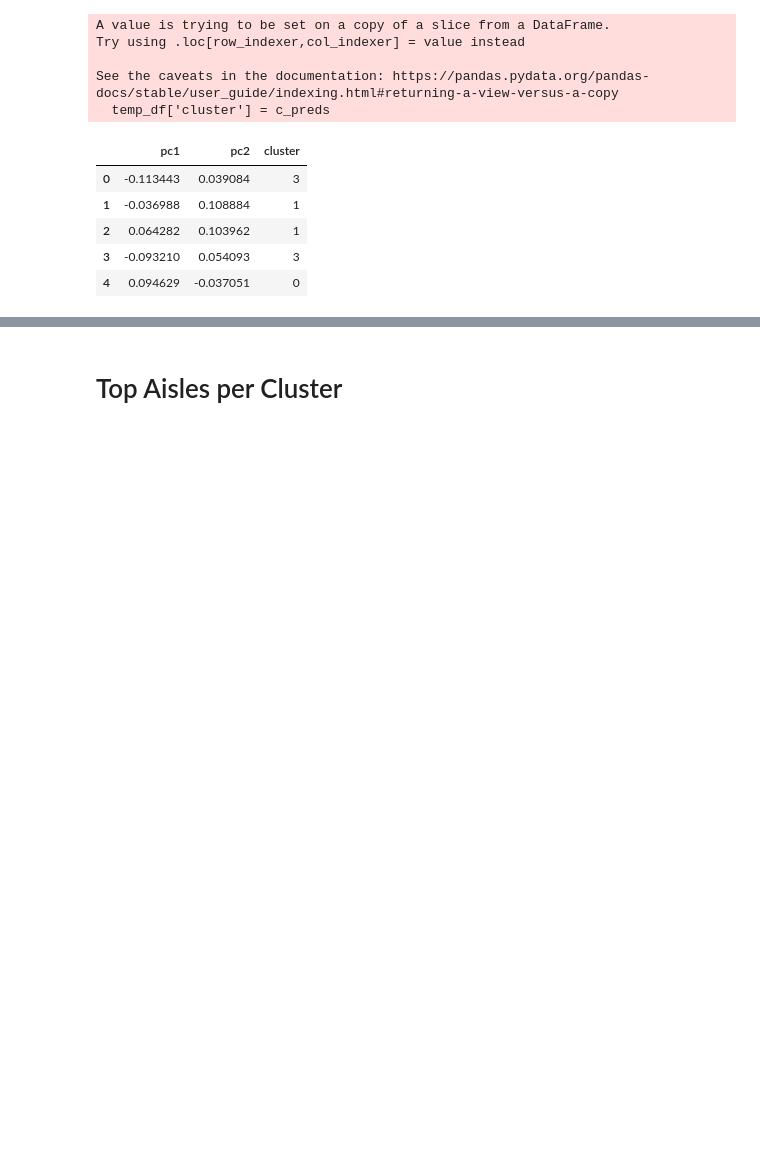
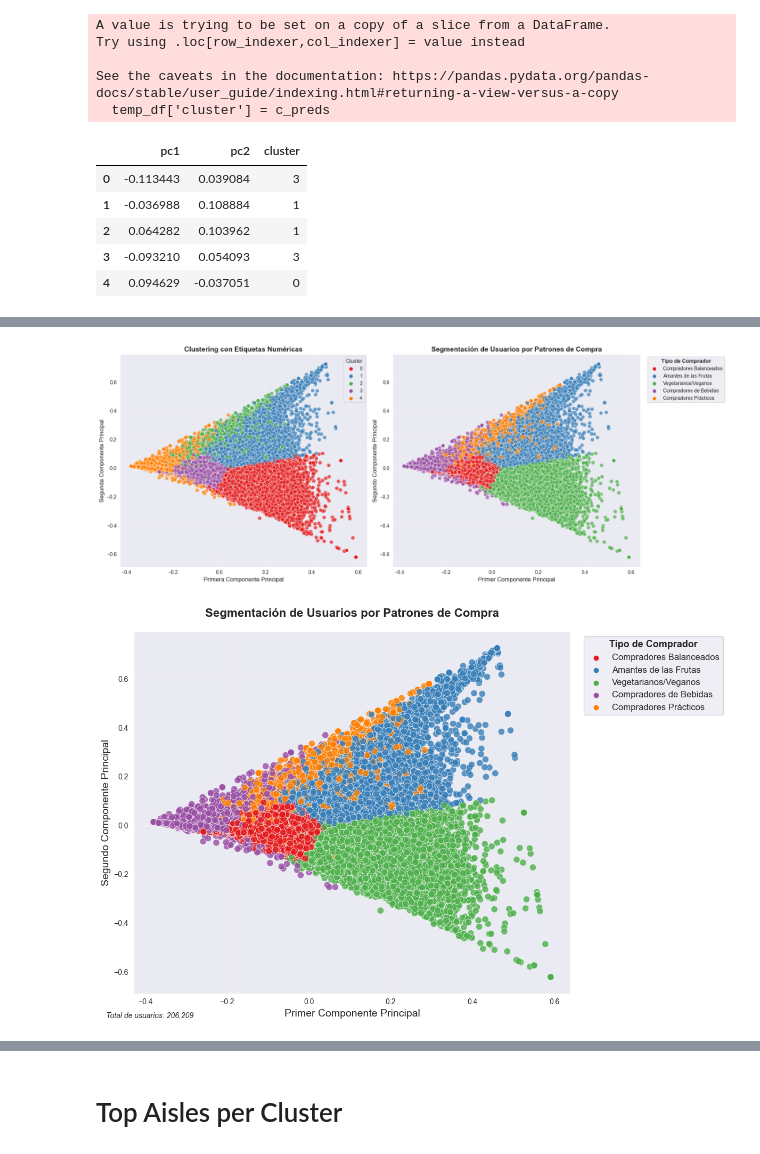
Before and after one commit to carotopia/Market-Basket-Analysis, a Jupyter notebook: Apriori/Aisles.ipynb, the cells around one changed output, grey strips where cells are left out. Cells and saved outputs as stored; diff of their text form; code cells hidden in the pictures; blank space fills up the shorter version.

```diff
--- a/Apriori/Aisles.ipynb
+++ b/Apriori/Aisles.ipynb
@@ -455,0 +473,74 @@ plt.show();
+# %%
+# Mapeo de clusters a nombres descriptivos
+cluster_names = {
+    0: "Vegetarianos/Veganos",
+    1: "Amantes de las Frutas",
+    2: "Compradores Prácticos",
+    3: "Compradores Balanceados",
+    4: "Compradores de Bebidas"
+}
+
+# Agregar columna con nombres descriptivos
+temp_df['cluster_name'] = temp_df['cluster'].map(cluster_names)
+
+print("Distribución de clusters:")
+cluster_counts = temp_df['cluster_name'].value_counts()
+for name, count in cluster_counts.items():
+    percentage = (count / len(temp_df)) * 100
+    print(f"{name}: {count} usuarios ({percentage:.1f}%)")
+
+print("\nPrimeras filas del DataFrame:")
+print(temp_df.head())
+
+# Crear visualización mejorada con nombres descriptivos
+fig, (ax1, ax2) = plt.subplots(1, 2, figsize=(18, 7))
+
+scatter1 = sns.scatterplot(data=temp_df, x="pc1", y="pc2", hue="cluster",
+                           palette="Set1", s=60, alpha=0.7, ax=ax1)
+ax1.set_xlabel("Primera Componente Principal", fontsize=12)
+ax1.set_ylabel("Segunda Componente Principal", fontsize=12)
+ax1.set_title("Clustering con Etiquetas Numéricas", fontsize=14,
+              fontweight='bold')
+ax1.legend(title="Cluster", title_fontsize=11, fontsize=10)
+ax1.grid(True, alpha=0.3)
+
+scatter2 = sns.scatterplot(data=temp_df, x="pc1", y="pc2", hue="cluster_name",
+                           palette="Set1", s=60, alpha=0.7, ax=ax2)
+ax2.set_xlabel("Primer Componente Principal", fontsize=12)
+ax2.set_ylabel("Segundo Componente Principal", fontsize=12)
+ax2.set_title("Segmentación de Usuarios por Patrones de Compra", fontsize=14,
+              fontweight='bold')
+
+legend = ax2.legend(title="Tipo de Comprador", title_fontsize=11, fontsize=10,
+                    bbox_to_anchor=(1.02, 1), loc='upper left')
+legend.get_title().set_fontweight('bold')
+ax2.grid(True, alpha=0.3)
+
+plt.tight_layout()
+plt.savefig("cluster_visualization_improved.png", dpi=300, bbox_inches='tight')
+plt.show()
+
+plt.figure(figsize=(12, 8))
+scatter = sns.scatterplot(data=temp_df, x="pc1", y="pc2", hue="cluster_name",
+                          palette="Set1", s=80, alpha=0.8, edgecolor='white',
+                          linewidth=0.5)
+
+plt.xlabel("Primer Componente Principal", fontsize=14)
+plt.ylabel("Segundo Componente Principal", fontsize=14)
+plt.title("Segmentación de Usuarios por Patrones de Compra", fontsize=16,
+          fontweight='bold', pad=20)
+
+legend = plt.legend(title="Tipo de Comprador", title_fontsize=13, fontsize=12,
+                    bbox_to_anchor=(1.02, 1), loc='upper left')
+legend.get_title().set_fontweight('bold')
+
+plt.grid(True, alpha=0.3, linestyle='--')
+
+total_users = len(temp_df)
+plt.figtext(0.02, 0.02, f'Total de usuarios: {total_users:,}', fontsize=10,
+            style='italic')
+
+plt.tight_layout()
+plt.savefig("cluster_segmentation_final.png", dpi=300, bbox_inches='tight')
+plt.show()
+# %% [output]
@@ -455,0 +566,2 @@ plt.show();
+[figure, added]
+[figure, added]
```
Also changed, not shown: parts of 30 cells of this notebook, 7 other files.
